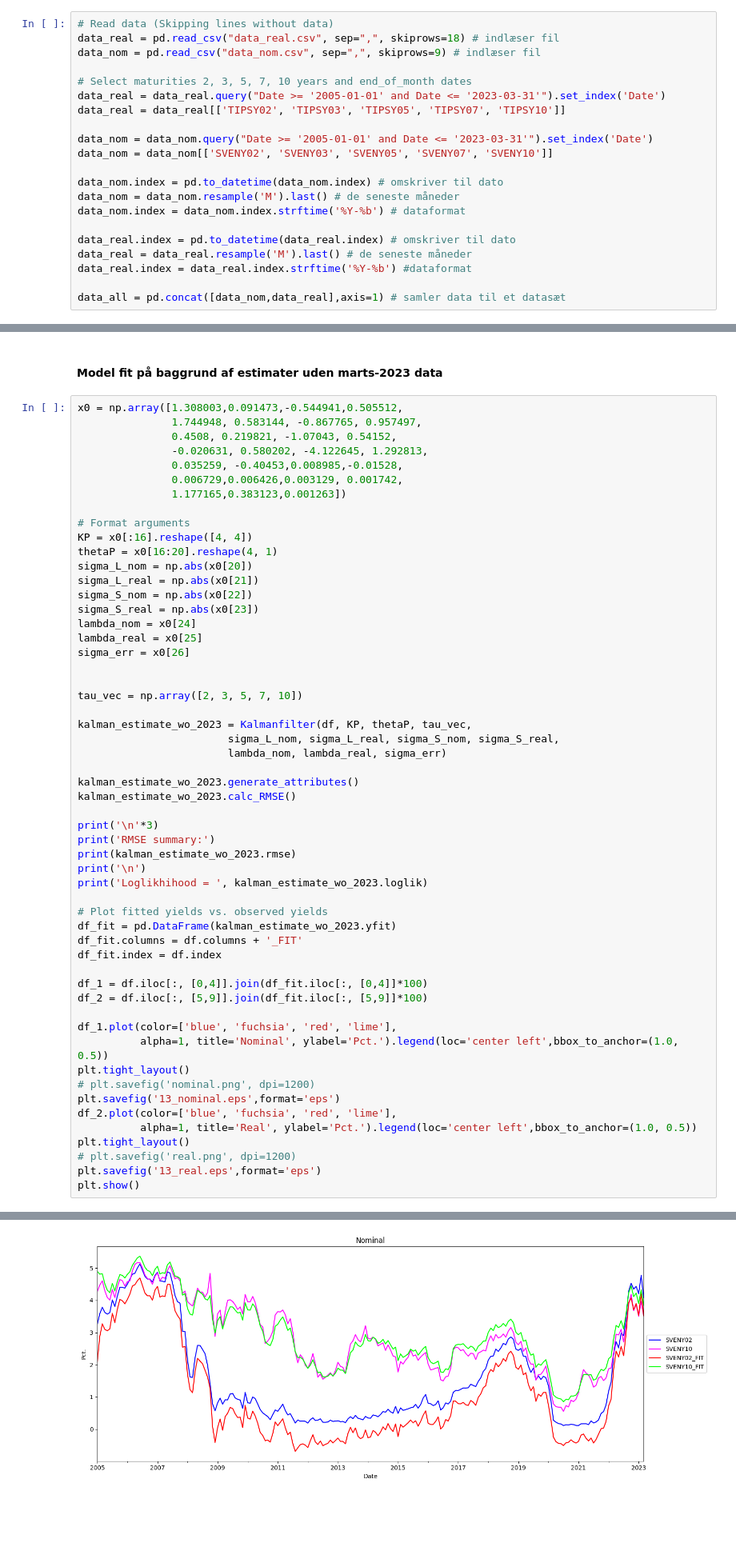
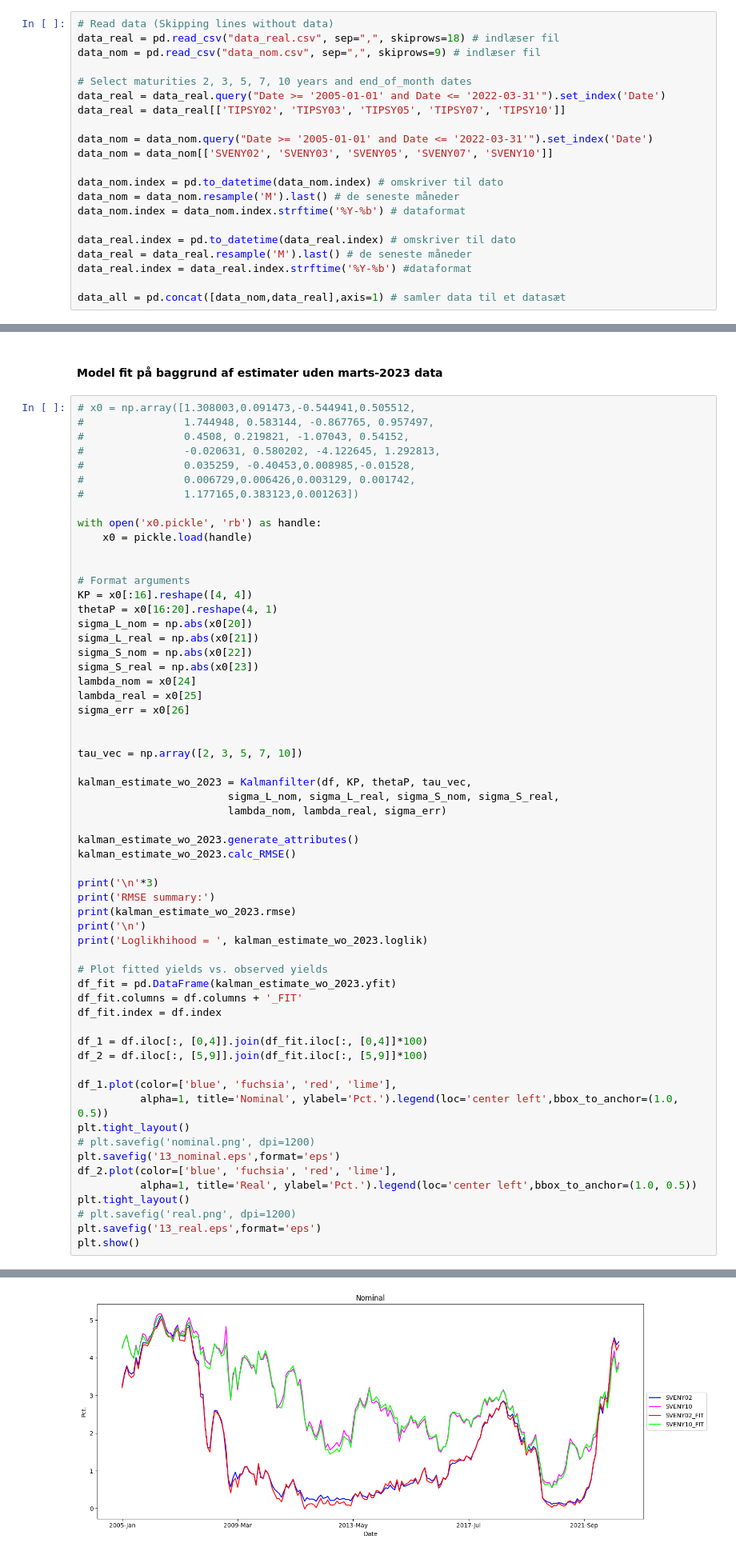
Before and after one commit to EmilieMunkedal/Bachelor, a Jupyter notebook: notebook-1 (1).ipynb, the cells around one changed output, grey strips where cells are left out. Shown at 80% size. Drawn from its saved outputs; the diff is of its cells as text; blank space fills up the shorter version.

```diff
--- a/notebook-1 (1).ipynb
+++ b/notebook-1 (1).ipynb
@@ -31,10 +31,10 @@ data_real = pd.read_csv("data_real.csv", sep=",", skiprows=18) # indlæser fil
 data_nom = pd.read_csv("data_nom.csv", sep=",", skiprows=9) # indlæser fil
 
 # Select maturities 2, 3, 5, 7, 10 years and end_of_month dates
-data_real = data_real.query("Date >= '2005-01-01' and Date <= '2023-03-31'").set_index('Date')
+data_real = data_real.query("Date >= '2005-01-01' and Date <= '2022-03-31'").set_index('Date')
 data_real = data_real[['TIPSY02', 'TIPSY03', 'TIPSY05', 'TIPSY07', 'TIPSY10']]
 
-data_nom = data_nom.query("Date >= '2005-01-01' and Date <= '2023-03-31'").set_index('Date')
+data_nom = data_nom.query("Date >= '2005-01-01' and Date <= '2022-03-31'").set_index('Date')
 data_nom = data_nom[['SVENY02', 'SVENY03', 'SVENY05', 'SVENY07', 'SVENY10']]
 
 data_nom.index = pd.to_datetime(data_nom.index) # omskriver til dato
@@ -557,13 +571,17 @@ kalman.yfit
 # %% [markdown]
 #### Model fit på baggrund af estimater uden marts-2023 data
 # %%
-x0 = np.array([1.308003,0.091473,-0.544941,0.505512,
-               1.744948, 0.583144, -0.867765, 0.957497,
-               0.4508, 0.219821, -1.07043, 0.54152,
-               -0.020631, 0.580202, -4.122645, 1.292813,
-               0.035259, -0.40453,0.008985,-0.01528,
-               0.006729,0.006426,0.003129, 0.001742,
-               1.177165,0.383123,0.001263])
+# x0 = np.array([1.308003,0.091473,-0.544941,0.505512,
+#                1.744948, 0.583144, -0.867765, 0.957497,
+#                0.4508, 0.219821, -1.07043, 0.54152,
+#                -0.020631, 0.580202, -4.122645, 1.292813,
+#                0.035259, -0.40453,0.008985,-0.01528,
+#                0.006729,0.006426,0.003129, 0.001742,
+#                1.177165,0.383123,0.001263])
+
+with open('x0.pickle', 'rb') as handle:
+    x0 = pickle.load(handle)
+
 
 # Format arguments
 KP = x0[:16].reshape([4, 4])
@@ -631,2 +649,2 @@ Loglikhihood =  15285.305142192561
 The PostScript backend does not support transparency; partially transparent artists will be rendered opaque.
-[figure, old version]
+[figure, new version]
```
Also changed, not shown: parts of 8 cells of this notebook, 17 other files.
